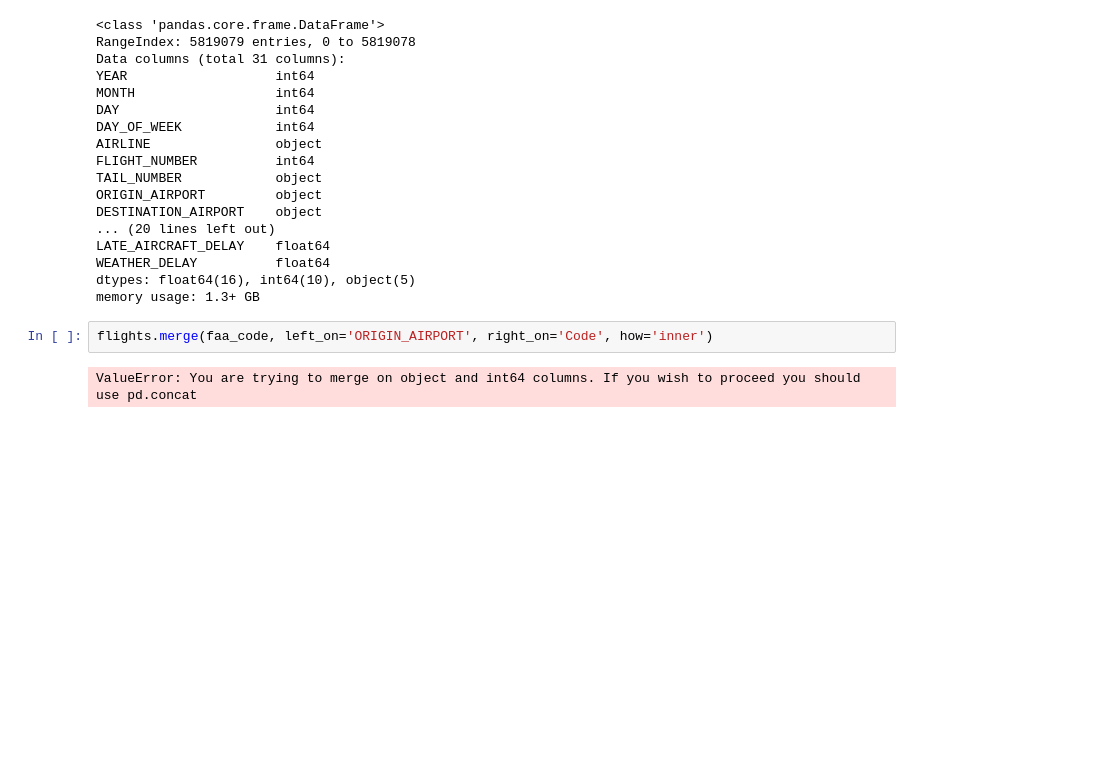
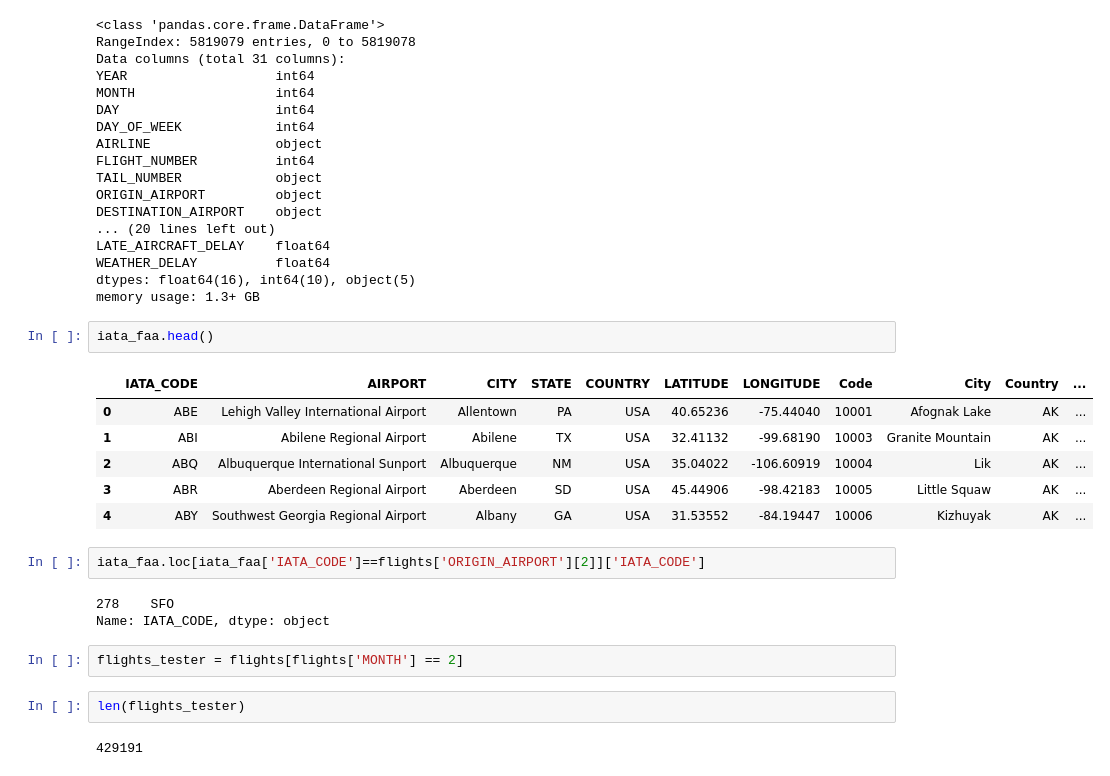
Before and after one commit to HichamISIMA/Projet-2018-2019, a Jupyter notebook: ML ISIMA.ipynb, the cells around one changed output. Cells and saved outputs as stored; diff of their text form; blank space fills up the shorter version.

```diff
--- a/ML ISIMA.ipynb
+++ b/ML ISIMA.ipynb
@@ -126,7 +153,23 @@ LATE_AIRCRAFT_DELAY    float64
 WEATHER_DELAY          float64
 dtypes: float64(16), int64(10), object(5)
 memory usage: 1.3+ GB
-# %%
-flights.merge(faa_code, left_on='ORIGIN_AIRPORT', right_on='Code', how='inner')
-# %% [output]
-ValueError: You are trying to merge on object and int64 columns. If you wish to proceed you should use pd.concat
+# %%
+iata_faa.head()
+# %% [output]
+|  | IATA_CODE | AIRPORT | CITY | STATE | COUNTRY | LATITUDE | LONGITUDE | Code | City | Country | ... |
+| 0 | ABE | Lehigh Valley International Airport | Allentown | PA | USA | 40.65236 | -75.44040 | 10001 | Afognak Lake | AK | ... |
+| 1 | ABI | Abilene Regional Airport | Abilene | TX | USA | 32.41132 | -99.68190 | 10003 | Granite Mountain | AK | ... |
+| 2 | ABQ | Albuquerque International Sunport | Albuquerque | NM | USA | 35.04022 | -106.60919 | 10004 | Lik | AK | ... |
+| 3 | ABR | Aberdeen Regional Airport | Aberdeen | SD | USA | 45.44906 | -98.42183 | 10005 | Little Squaw | AK | ... |
+| 4 | ABY | Southwest Georgia Regional Airport | Albany | GA | USA | 31.53552 | -84.19447 | 10006 | Kizhuyak | AK | ... |
+# %%
+iata_faa.loc[iata_faa['IATA_CODE']==flights['ORIGIN_AIRPORT'][2]]['IATA_CODE']
+# %% [output]
+278    SFO
+Name: IATA_CODE, dtype: object
+# %%
+flights_tester = flights[flights['MONTH'] == 2]
+# %%
+len(flights_tester)
+# %% [output]
+429191
```
Also changed, not shown: parts of 3 cells of this notebook.
